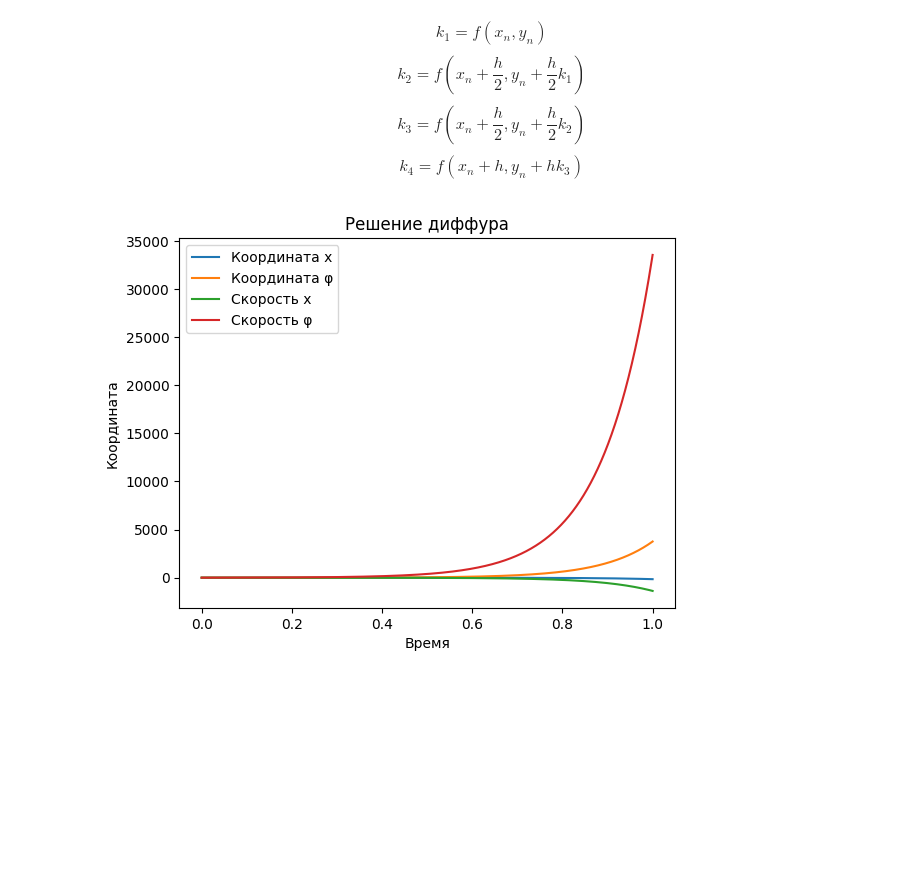
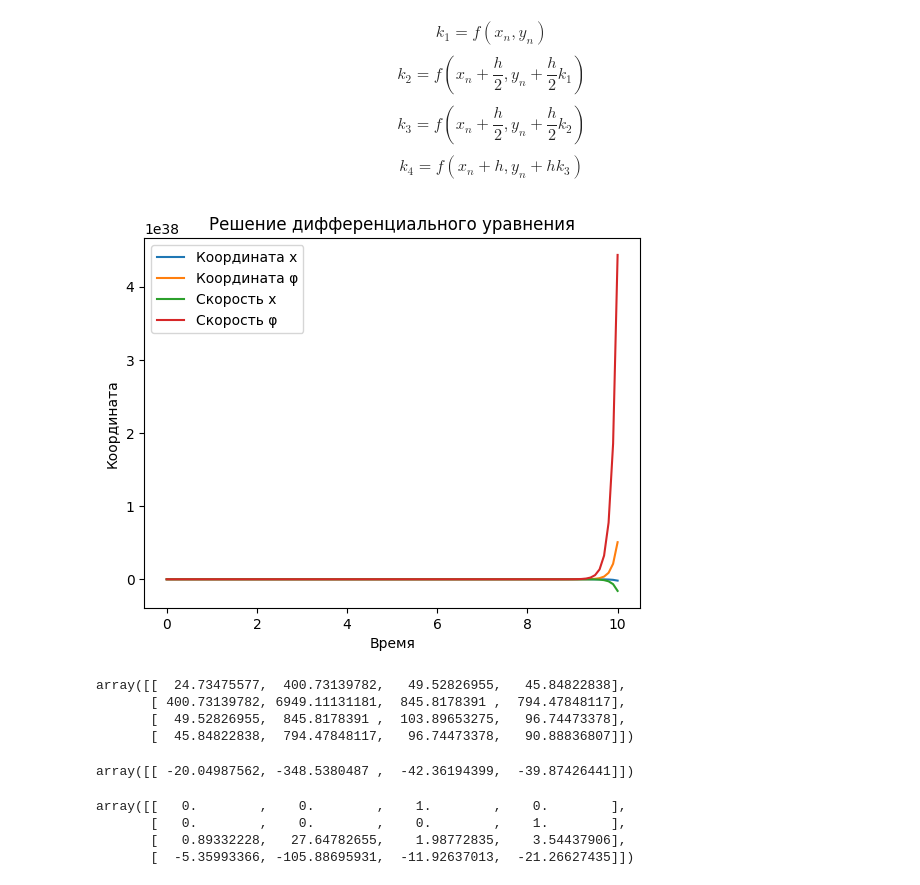
Before and after one commit to ShuvalovDR/Differential_equations, a Jupyter notebook: Diff_equations.ipynb, the cells around one changed output. Cells and saved outputs as stored; diff of their text form; code cells hidden in the pictures; blank space fills up the shorter version.

Commit message:
Добавлено устойчивое решение

```diff
--- a/Diff_equations.ipynb
+++ b/Diff_equations.ipynb
@@ -5,12 +5,14 @@ from scipy import integrate
 # %%
 M = 10
 m = 5
-c1 = 10
-c2 = 10
+c1 = 5
+c2 = 5
+b1 = 10
+b2 = 10
 g = 10
 l = 0.25
 # %%
 A = np.array([[0, 0, 1, 0],
               [0, 0, 0, 1],
-              [-(4*(M + m)*(c1 + c2))/((M + m)*(4*M + m)), -(3 * (M + m) * m * g)/((M + m)*(4*M + m)), 0, 0],
-              [(6 * (M + m) * (c1 + c2))/(l * (M + m)*(4*M + m)), (3 * g) / (2 * l) + (9 * (M + m) * m * g)/(2 * l * (M + m)*(4*M + m)), 0, 0]])
+              [-(4*(M + m)*(c1 + c2))/((M + m)*(4*M + m)), -(3 * (M + m) * m * g)/((M + m)*(4*M + m)), -(4*(M + m)*(b1 + b2))/((M + m)*(4*M + m)), 0],
+              [(6 * (M + m) * (c1 + c2))/(l * (M + m)*(4*M + m)), (3 * g) / (2 * l) + (9 * (M + m) * m * g)/(2 * l * (M + m)*(4*M + m)), (6 * (M + m) * (b1 + b2))/(l * (M + m)*(4*M + m)), 0]])
@@ -48,16 +52,16 @@ def Linear_Runge_Kutta_4(start: float, stop: float, n: int, A: np.array, y_0: np
         solution[:, i] = solution[:, i - 1] + (h / 6) * (k1 + 2 * k2 + 2 * k3 + k4)
     return grid, solution
 # %%
-grid, solution = Runge_Kutta_4(0, 1, 10000, A, np.array([0, 1, 0, 0]))
+grid, solution = Linear_Runge_Kutta_4(0, 10, 101, A, np.array([1, 1, 1, 1]))
 # %%
 plt.plot(grid, solution[0, :], label='Координата x')
 plt.plot(grid, solution[1, :], label='Координата φ')
 plt.plot(grid, solution[2, :], label='Скорость x')
 plt.plot(grid, solution[3, :], label='Скорость φ')
 plt.xlabel('Время')
 plt.ylabel('Координата')
-plt.title('Решение диффура')
+plt.title('Решение дифференциального уравнения')
 plt.legend()
 plt.show()
 # %% [output]
-[figure, old version]
+[figure, new version]
@@ -63,0 +71,21 @@ plt.show()
+# %%
+P = solve_continuous_are(A, B, Q, R)
+P
+# %% [output]
+array([[  24.73475577,  400.73139782,   49.52826955,   45.84822838],
+       [ 400.73139782, 6949.11131181,  845.8178391 ,  794.47848117],
+       [  49.52826955,  845.8178391 ,  103.89653275,   96.74473378],
+       [  45.84822838,  794.47848117,   96.74473378,   90.88836807]])
+# %%
+K = (1/R) * B.T @ P
+K
+# %% [output]
+array([[ -20.04987562, -348.5380487 ,  -42.36194399,  -39.87426441]])
+# %%
+A = A - B @ K
+A
+# %% [output]
+array([[   0.        ,    0.        ,    1.        ,    0.        ],
+       [   0.        ,    0.        ,    0.        ,    1.        ],
+       [   0.89332228,   27.64782655,    1.98772835,    3.54437906],
+       [  -5.35993366, -105.88695931,  -11.92637013,  -21.26627435]])
```
Also changed, not shown: parts of 4 cells of this notebook.
